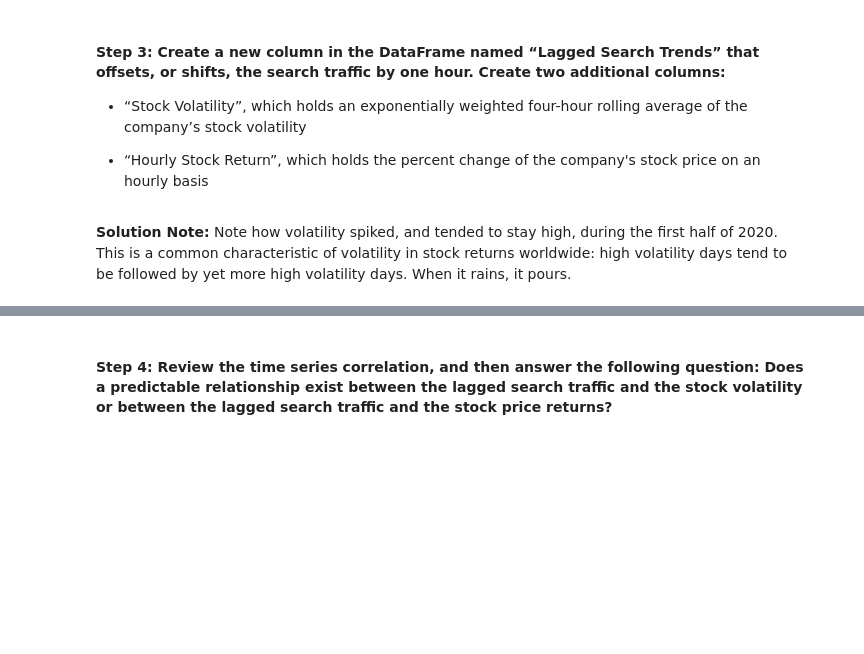
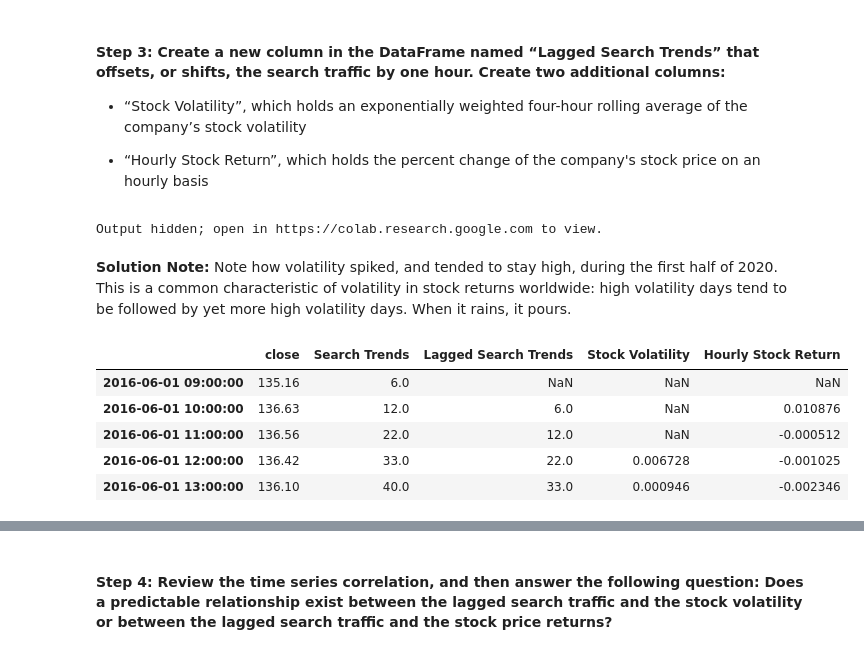
Before and after one commit to mightymiklas/Time_Series_Forecasting, a Jupyter notebook: forecasting_net_prophet.ipynb, the cells around one changed output, grey strips where cells are left out. Cells and saved outputs as stored; diff of their text form; code cells hidden in the pictures; blank space fills up the shorter version.

```diff
--- a/forecasting_net_prophet.ipynb
+++ b/forecasting_net_prophet.ipynb
@@ -263,7 +374,7 @@ hv.extension('bokeh')
 # %%
 # Concatenate the df_mercado_stock DataFrame with the df_mercado_trends DataFrame
 # Concatenate the DataFrame by columns (axis=1), and drop and rows with only one column of data
-mercado_stock_trends_df = # YOUR CODE HERE
+mercado_stock_trends_df = pd.concat([df_mercado_stock,df_mercado_trends], axis=1).dropna().copy()
 
-# View the first and last five rows of the DataFrame
-# YOUR CODE HERE
+# View the first five rows of the DataFrame
+mercado_stock_trends_df.head()
@@ -298,23 +446,33 @@ hv.extension('bokeh')
 # %%
 # Create a new column in the mercado_stock_trends_df DataFrame called Lagged Search Trends
 # This column should shift the Search Trends information by one hour
-mercado_stock_trends_df['Lagged Search Trends'] = # YOUR CODE HERE
+mercado_stock_trends_df['Lagged Search Trends'] = mercado_stock_trends_df['Search Trends'].shift(1)
 # %%
 # Create a new column in the mercado_stock_trends_df DataFrame called Stock Volatility
 # This column should calculate the standard deviation of the closing stock price return data over a 4 period rolling window
-mercado_stock_trends_df['Stock Volatility'] = # YOUR CODE HERE
+mercado_stock_trends_df['Stock Volatility'] = mercado_stock_trends_df['close'].pct_change().rolling(window=3).std()
 # %%
 # Holoviews extension to render hvPlots in Colab
 hv.extension('bokeh')
 
 # Use hvPlot to visualize the stock volatility
-# YOUR CODE HERE
+plot_cinco = mercado_stock_trends_df.hvplot()
+plot_cinco
+# %% [output]
+Output hidden; open in https://colab.research.google.com to view.
 # %% [markdown]
 **Solution Note:** Note how volatility spiked, and tended to stay high, during the first half of 2020. This is a common characteristic of volatility in stock returns worldwide: high volatility days tend to be followed by yet more high volatility days. When it rains, it pours.
 # %%
 # Create a new column in the mercado_stock_trends_df DataFrame called Hourly Stock Return
 # This column should calculate hourly return percentage of the closing price
-mercado_stock_trends_df['Hourly Stock Return'] = # YOUR CODE HERE
+mercado_stock_trends_df['Hourly Stock Return'] = mercado_stock_trends_df['close'].pct_change()
 # %%
-# View the first and last five rows of the mercado_stock_trends_df DataFrame
-# YOUR CODE HERE
+# View the first five rows of the mercado_stock_trends_df DataFrame
+mercado_stock_trends_df.head()
+# %% [output]
+|  | close | Search Trends | Lagged Search Trends | Stock Volatility | Hourly Stock Return |
+| 2016-06-01 09:00:00 | 135.16 | 6.0 | NaN | NaN | NaN |
+| 2016-06-01 10:00:00 | 136.63 | 12.0 | 6.0 | NaN | 0.010876 |
+| 2016-06-01 11:00:00 | 136.56 | 22.0 | 12.0 | NaN | -0.000512 |
+| 2016-06-01 12:00:00 | 136.42 | 33.0 | 22.0 | 0.006728 | -0.001025 |
+| 2016-06-01 13:00:00 | 136.10 | 40.0 | 33.0 | 0.000946 | -0.002346 |
```
Also changed, not shown: parts of 54 cells of this notebook.
